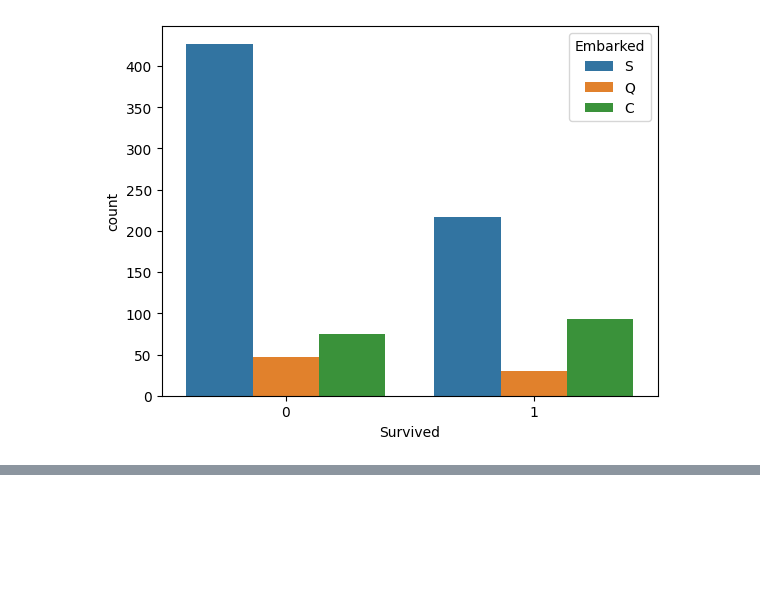
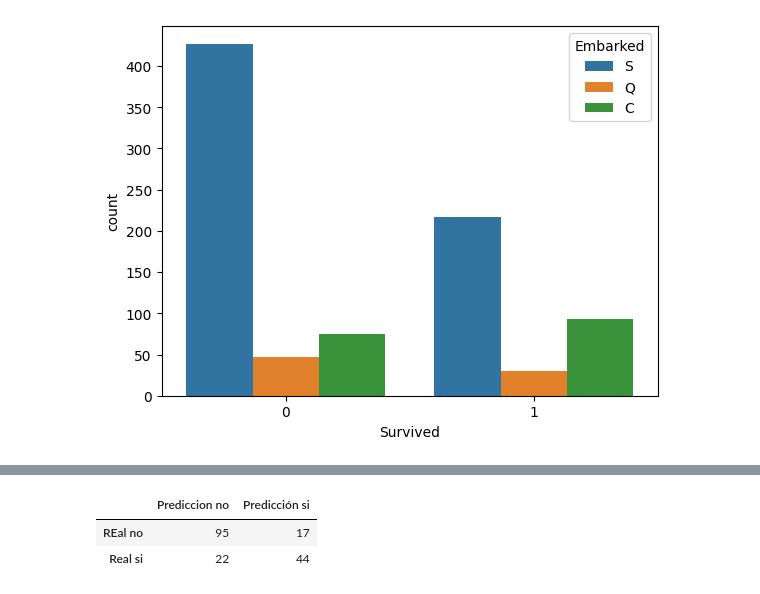
Before and after one commit to Rodrigo1222/Regresi-n-log-stica, a Jupyter notebook: 03_Regresión_logistica.ipynb, the cells around one changed output, grey strips where cells are left out. Drawn from its saved outputs; the diff is of its cells as text; code cells hidden in the pictures; blank space fills up the shorter version.

```diff
--- a/03_Regresión_logistica.ipynb
+++ b/03_Regresión_logistica.ipynb
@@ -217,0 +212,5 @@ ValueError: could not convert string to float: 'male'
+# %%
+from sklearn.linear_model import LogisticRegression
+
+modelo = LogisticRegression(max_iter=1000)
+modelo.fit(x_ent, y_ent)
@@ -217,0 +219,2 @@ ValueError: could not convert string to float: 'male'
+# %%
+predicciones = modelo.predict(x_pru)
@@ -217,0 +240,10 @@ ValueError: could not convert string to float: 'male'
+# %%
+from sklearn.metrics import confusion_matrix
+
+confusion_matrix(y_pru, predicciones)
+
+pd.DataFrame(confusion_matrix(y_pru, predicciones), columns=["Prediccion no", "Predicción si"], index=["REal no", "Real si"])
+# %% [output]
+|  | Prediccion no | Predicción si |
+| REal no | 95 | 17 |
+| Real si | 22 | 44 |
```
Also changed, not shown: parts of 17 cells of this notebook.
